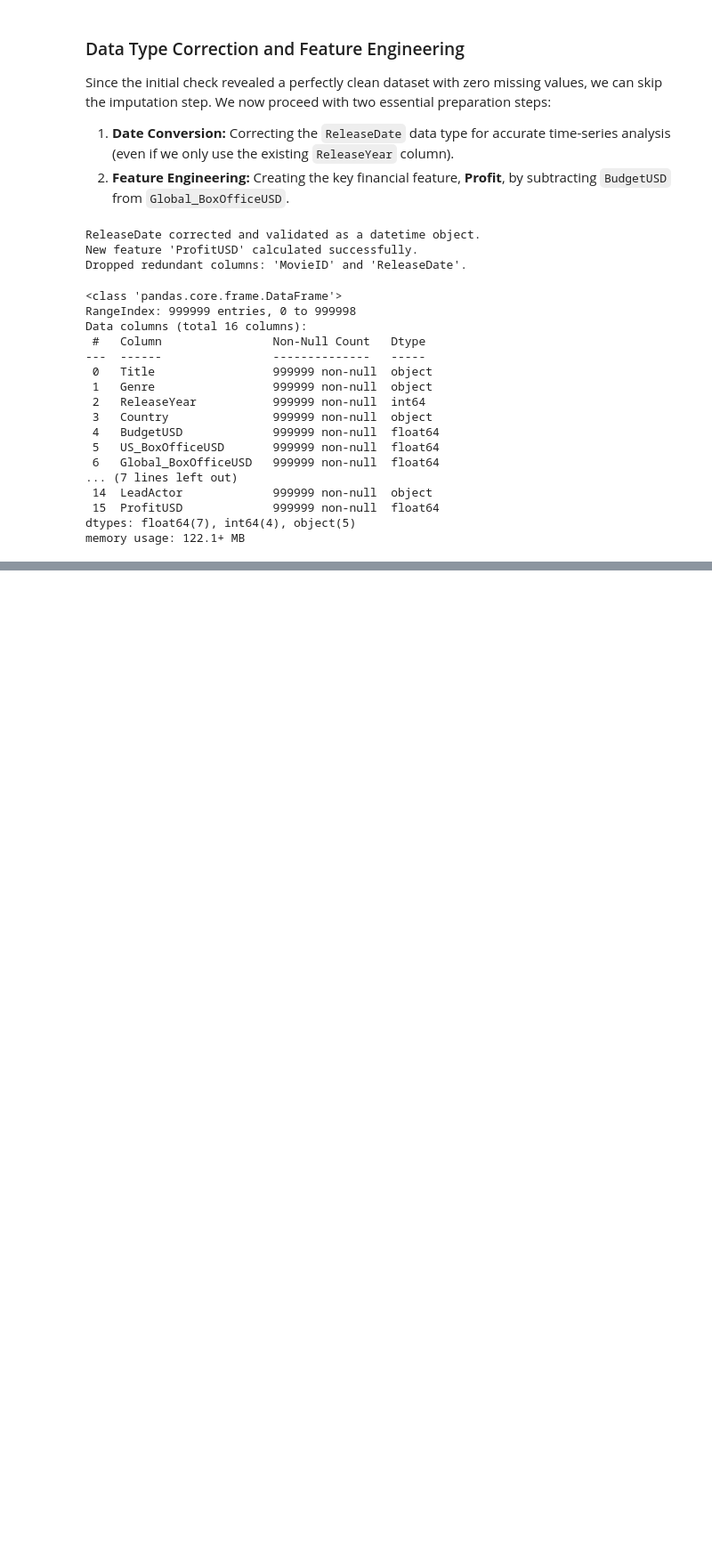
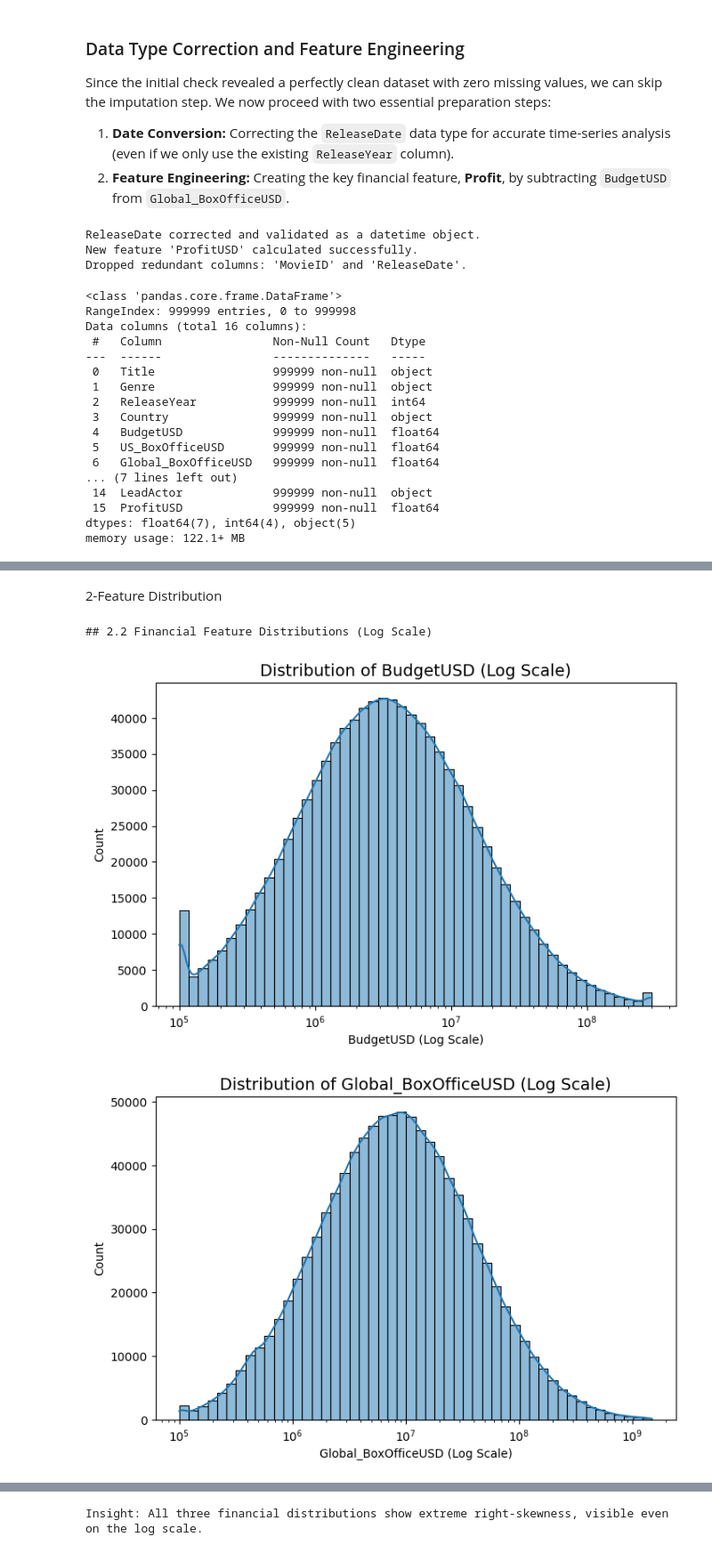
Before and after one commit to saad8446/Data-Science-Project, a Jupyter notebook: movies_analysis.ipynb, the cells around one changed output, grey strips where cells are left out. Shown at 89% size. Saved outputs shown, nothing was run; the diff lists cells and outputs as text; code cells hidden in the pictures; blank space fills up the shorter version.

Commit message:
Performing Exploratory Data Analysis(EDA)

```diff
--- a/movies_analysis.ipynb
+++ b/movies_analysis.ipynb
@@ -115,0 +160,29 @@ memory usage: 122.1+ MB
+# %% [markdown]
+2-Feature Distribution
+# %%
+print("## 2.2 Financial Feature Distributions (Log Scale)")
+
+financial_cols = ['BudgetUSD', 'Global_BoxOfficeUSD', 'ProfitUSD']
+
+for col in financial_cols:
+    plt.figure(figsize=(8, 5)) # Create a new figure for each plot
+
+    # Create the Histogram
+    sns.histplot(
+        data=df,
+        x=col,
+        bins=50,
+        kde=True,
+        log_scale=True
+    )
+
+    plt.title(f"Distribution of {col} (Log Scale)", fontsize=14)
+    plt.xlabel(f"{col} (Log Scale)")
+    plt.ylabel("Count")
+    plt.show()
+
+print("\nInsight: All three financial distributions show extreme right-skewness, visible even on the log scale.")
+# %% [output]
+## 2.2 Financial Feature Distributions (Log Scale)
+[figure, added]
+[figure, added]
@@ -115,0 +190 @@ memory usage: 122.1+ MB
+Insight: All three financial distributions show extreme right-skewness, visible even on the log scale.
```
Also changed, not shown: parts of 24 cells of this notebook.
